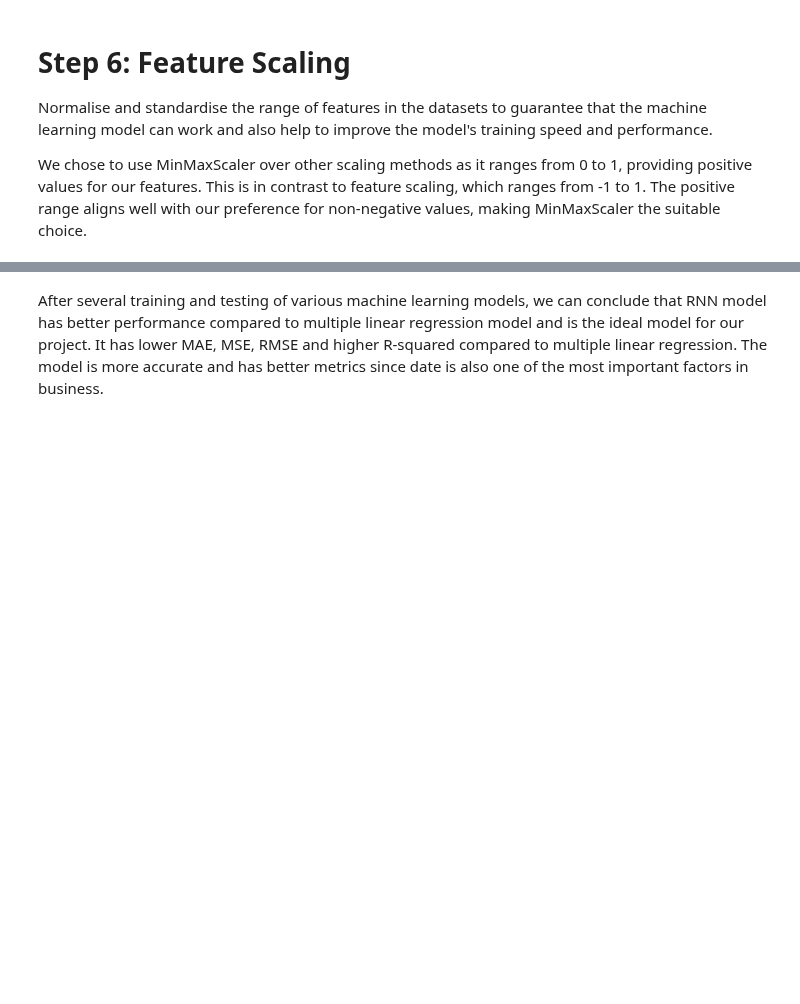
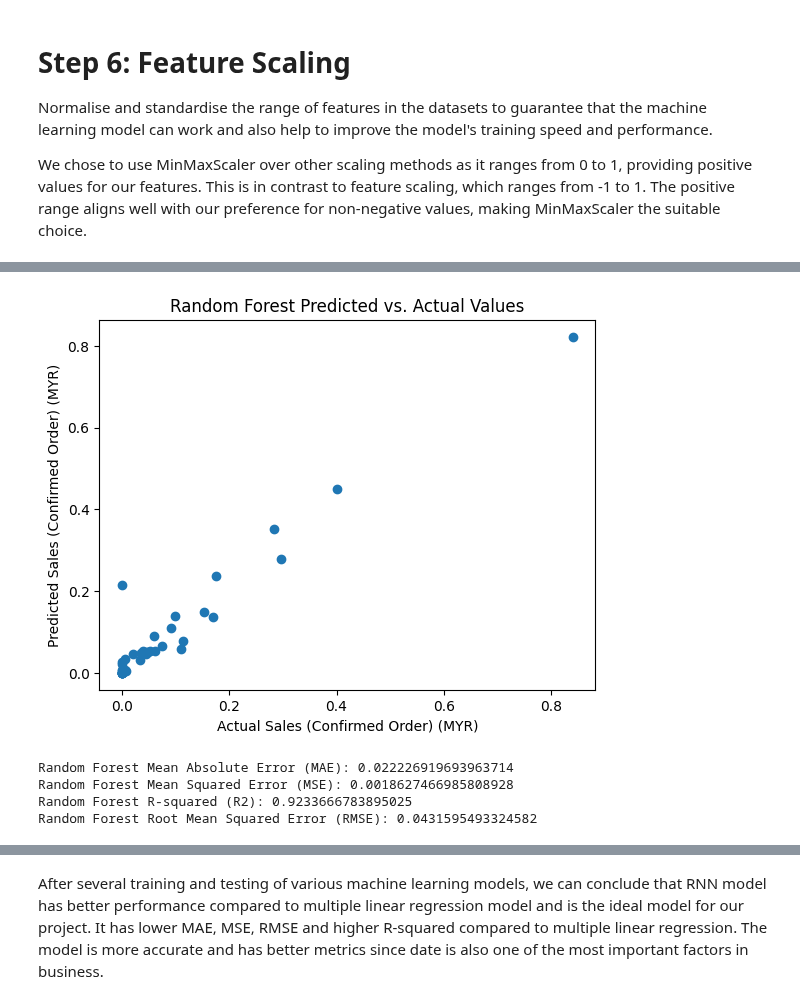
Before and after one commit to JingYuan0926/ChiliLado, a Jupyter notebook: CiliLado.ipynb, the cells around one changed output, grey strips where cells are left out. Drawn from its saved outputs; the diff is of its cells as text; code cells hidden in the pictures; blank space fills up the shorter version.

```diff
--- a/CiliLado.ipynb
+++ b/CiliLado.ipynb
@@ -457,0 +474,39 @@ The valuable insights derived from this graph indicate a significant correlation
+# %%
+best_rf_model = RandomForestRegressor(
+    max_depth=30,
+    max_features='sqrt',
+    min_samples_leaf=1,
+    min_samples_split=2,
+    n_estimators=200,
+    random_state=42
+)
+
+# Train the model
+best_rf_model.fit(x_train_rf, y_train_rf)
+
+# Make predictions on the test set
+y_pred_rf = best_rf_model.predict(x_test_rf)
+# %%
+# Plotting the predicted vs actual values for Random Forest Model after getting the best parameters
+plt.scatter(y_test_rf, y_pred_rf)
+plt.xlabel('Actual Sales (Confirmed Order) (MYR)')
+plt.ylabel('Predicted Sales (Confirmed Order) (MYR)')
+plt.title('Random Forest Predicted vs. Actual Values')
+plt.show()
+
+# Calculate and print the performance metrics for Random Forest Model
+mae_rf = mean_absolute_error(y_test_rf, y_pred_rf)
+mse_rf = mean_squared_error(y_test_rf, y_pred_rf)
+r2_rf = r2_score(y_test_rf, y_pred_rf)
+rmse_rf = np.sqrt(mse_rf)
+
+print(f"Random Forest Mean Absolute Error (MAE): {mae_rf}")
+print(f"Random Forest Mean Squared Error (MSE): {mse_rf}")
+print(f"Random Forest R-squared (R2): {r2_rf}")
+print(f"Random Forest Root Mean Squared Error (RMSE): {rmse_rf}")
+# %% [output]
+[figure, added]
+Random Forest Mean Absolute Error (MAE): 0.022226919693963714
+Random Forest Mean Squared Error (MSE): 0.0018627466985808928
+Random Forest R-squared (R2): 0.9233666783895025
+Random Forest Root Mean Squared Error (RMSE): 0.0431595493324582
```
Also changed, not shown: parts of 40 cells of this notebook, 4 other files.
